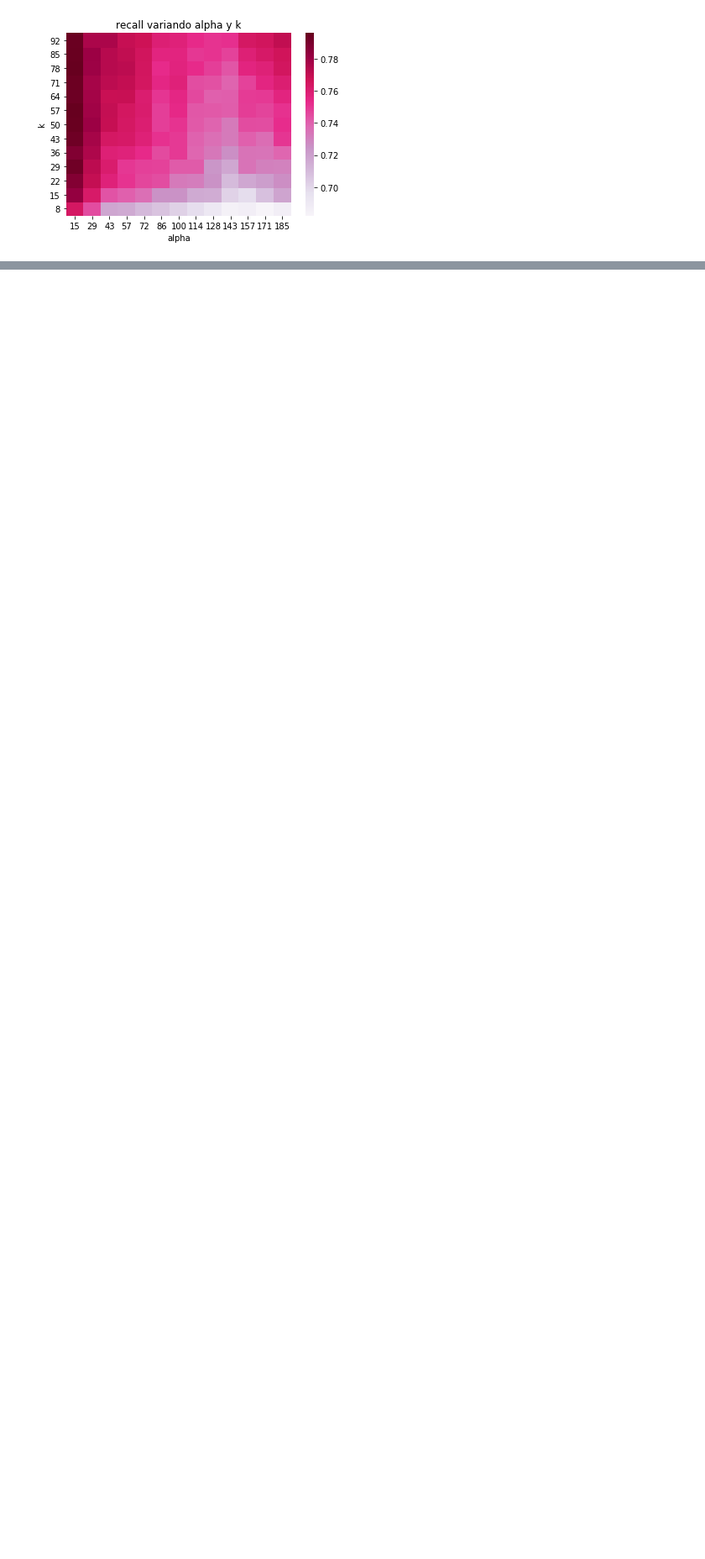
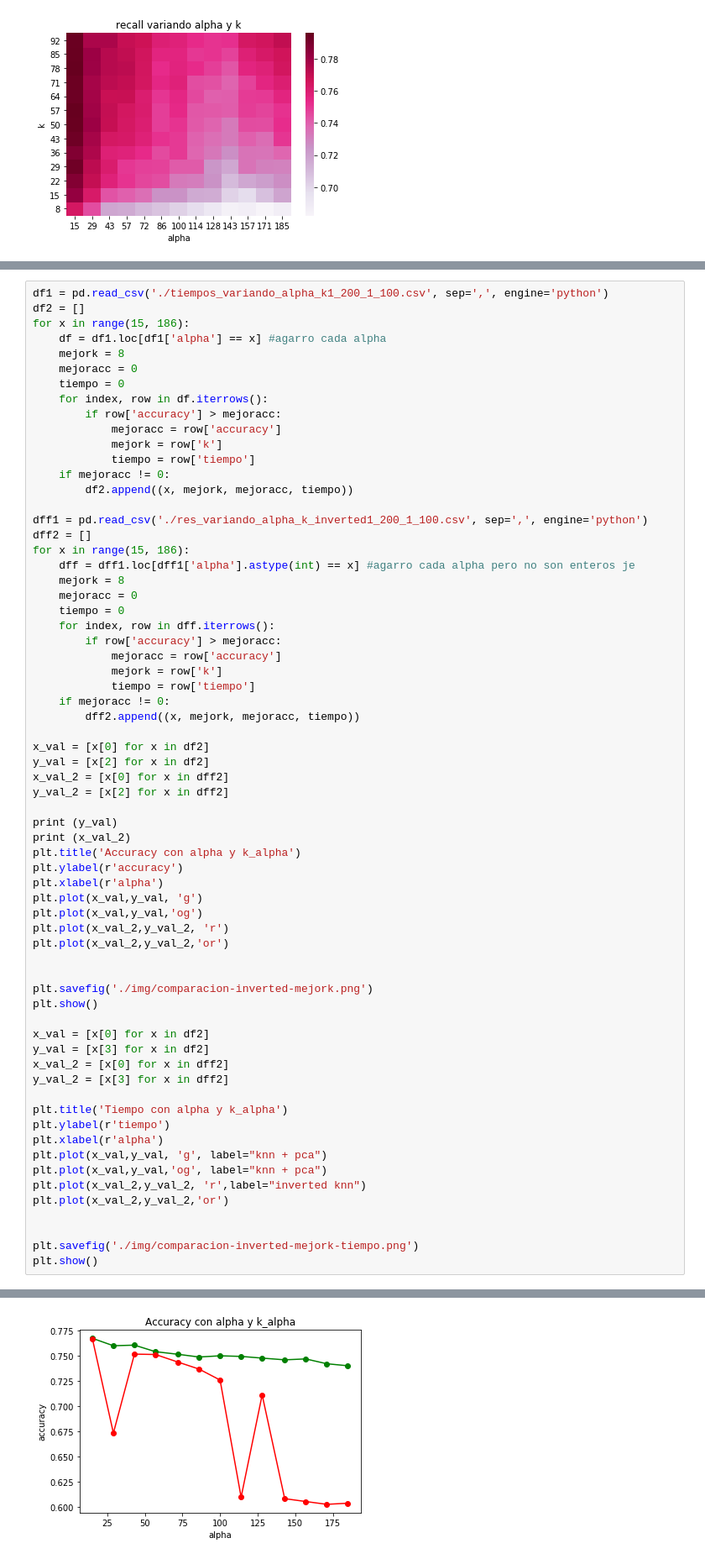
Before and after one commit to ABorgna/metnum, a Jupyter notebook: tp2/exp/graf-k-vs-alpha-vs-accuracy.ipynb, the cells around one changed output, grey strips where cells are left out. Shown at 84% size. Drawn from its saved outputs; the diff is of its cells as text; blank space fills up the shorter version.

```diff
--- a/tp2/exp/graf-k-vs-alpha-vs-accuracy.ipynb
+++ b/tp2/exp/graf-k-vs-alpha-vs-accuracy.ipynb
@@ -121,0 +133,67 @@ plt.show()
+# %%
+df1 = pd.read_csv('./tiempos_variando_alpha_k1_200_1_100.csv', sep=',', engine='python')
+df2 = []
+for x in range(15, 186):
+    df = df1.loc[df1['alpha'] == x] #agarro cada alpha
+    mejork = 8
+    mejoracc = 0
+    tiempo = 0
+    for index, row in df.iterrows():
+        if row['accuracy'] > mejoracc:
+            mejoracc = row['accuracy']
+            mejork = row['k']
+            tiempo = row['tiempo']
+    if mejoracc != 0:
+        df2.append((x, mejork, mejoracc, tiempo))
+
+dff1 = pd.read_csv('./res_variando_alpha_k_inverted1_200_1_100.csv', sep=',', engine='python')
+dff2 = []
+for x in range(15, 186):
+    dff = dff1.loc[dff1['alpha'].astype(int) == x] #agarro cada alpha pero no son enteros je
+    mejork = 8
+    mejoracc = 0
+    tiempo = 0
+    for index, row in dff.iterrows():
+        if row['accuracy'] > mejoracc:
+            mejoracc = row['accuracy']
+            mejork = row['k']
+            tiempo = row['tiempo']
+    if mejoracc != 0:
+        dff2.append((x, mejork, mejoracc, tiempo))
+
+x_val = [x[0] for x in df2]
+y_val = [x[2] for x in df2]
+x_val_2 = [x[0] for x in dff2]
+y_val_2 = [x[2] for x in dff2]
+
+print (y_val)
+print (x_val_2)
+plt.title('Accuracy con alpha y k_alpha')
+plt.ylabel(r'accuracy')
+plt.xlabel(r'alpha')
+plt.plot(x_val,y_val, 'g')
+plt.plot(x_val,y_val,'og')
+plt.plot(x_val_2,y_val_2, 'r')
+plt.plot(x_val_2,y_val_2,'or')
+
+
+plt.savefig('./img/comparacion-inverted-mejork.png')
+plt.show()
+
+x_val = [x[0] for x in df2]
+y_val = [x[3] for x in df2]
+x_val_2 = [x[0] for x in dff2]
+y_val_2 = [x[3] for x in dff2]
+
+plt.title('Tiempo con alpha y k_alpha')
+plt.ylabel(r'tiempo')
+plt.xlabel(r'alpha')
+plt.plot(x_val,y_val, 'g', label="knn + pca")
+plt.plot(x_val,y_val,'og', label="knn + pca")
+plt.plot(x_val_2,y_val_2, 'r',label="inverted knn")
+plt.plot(x_val_2,y_val_2,'or')
+
+
+plt.savefig('./img/comparacion-inverted-mejork-tiempo.png')
+plt.show()
+# %% [output]
@@ -121,0 +202 @@ plt.show()
+[figure, added]
```
Also changed, not shown: parts of 3 cells of this notebook, 6 other files.
